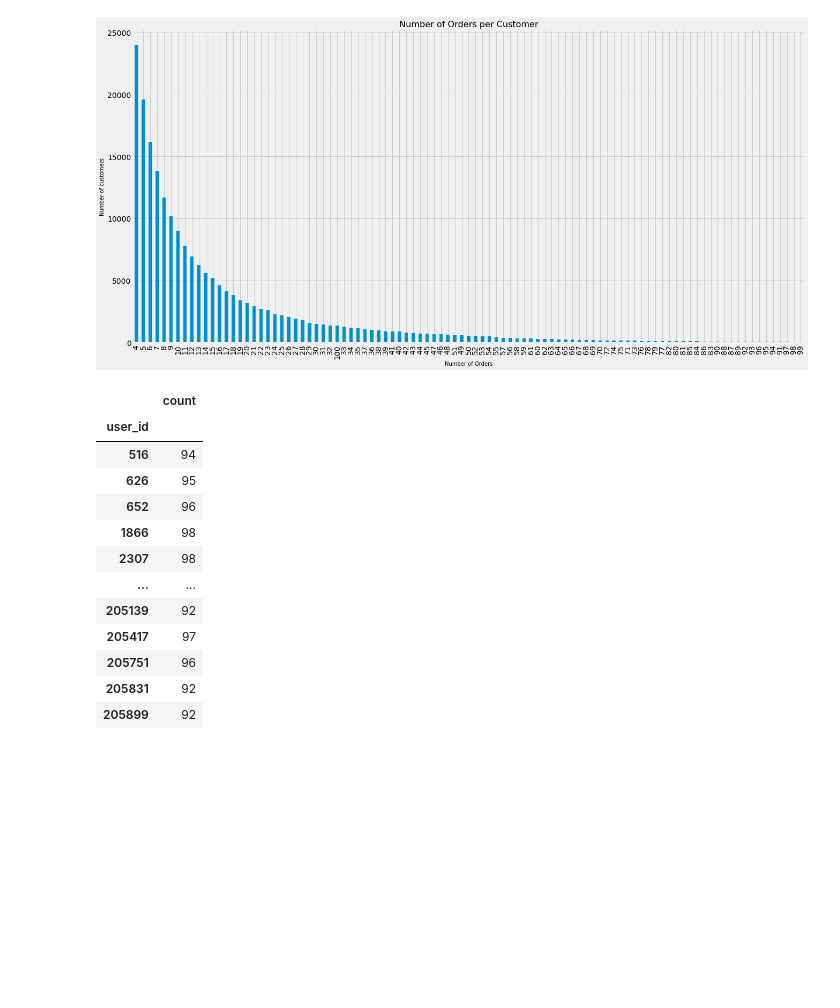
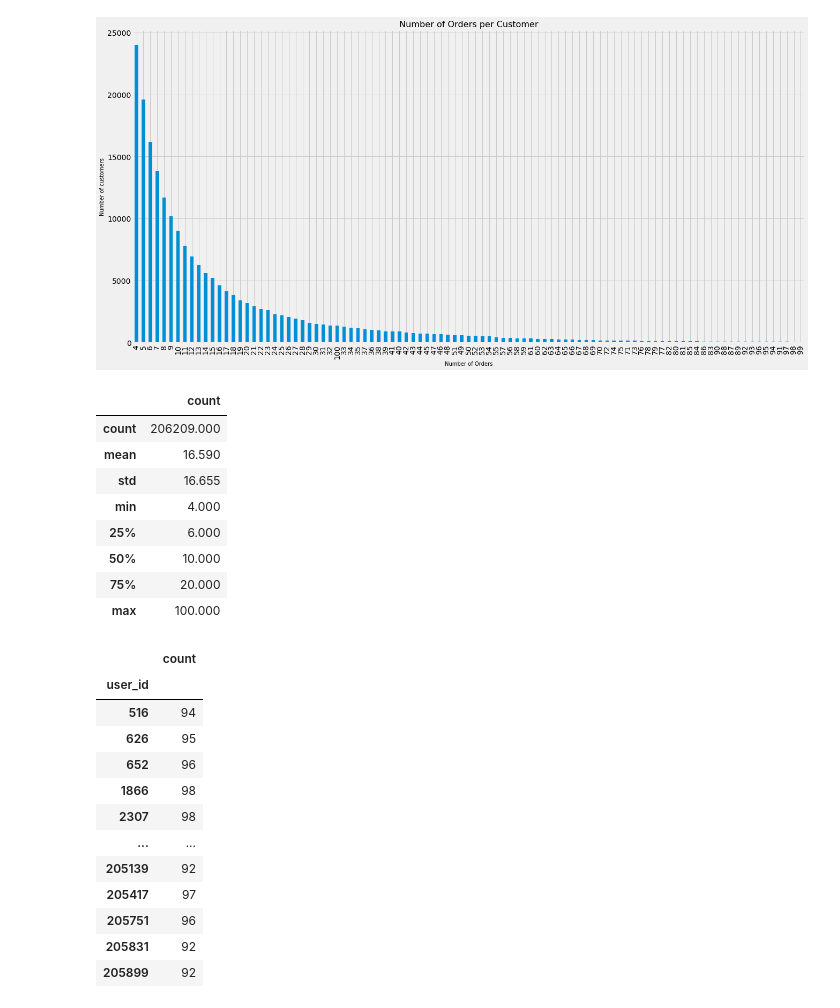
Before and after one commit to tchen052/Instacart-Market-Basket-Analysis, a Jupyter notebook: ipynb/eda/Cleanup and EDA.ipynb, the cells around one changed output. Drawn from its saved outputs; the diff is of its cells as text; code cells hidden in the pictures; blank space fills up the shorter version.

```diff
--- a/ipynb/eda/Cleanup and EDA.ipynb
+++ b/ipynb/eda/Cleanup and EDA.ipynb
@@ -366,6 +366,18 @@ plt.xlabel('Number of Orders', fontsize=10)
 plt.title('Number of Orders per Customer', fontsize=16);
 # %% [output]
 [figure]
+# %%
+order_vols.describe()
+# %% [output]
+|  | count |
+| count | 206209.000 |
+| mean | 16.590 |
+| std | 16.655 |
+| min | 4.000 |
+| 25% | 6.000 |
+| 50% | 10.000 |
+| 75% | 20.000 |
+| max | 100.000 |
 # %%
 order_vols[order_vols['count'] == 100]
 order_vols[(order_vols['count'] < 100) & (order_vols['count'] >= 90) ]
```
Also changed, not shown: 5 other files.
